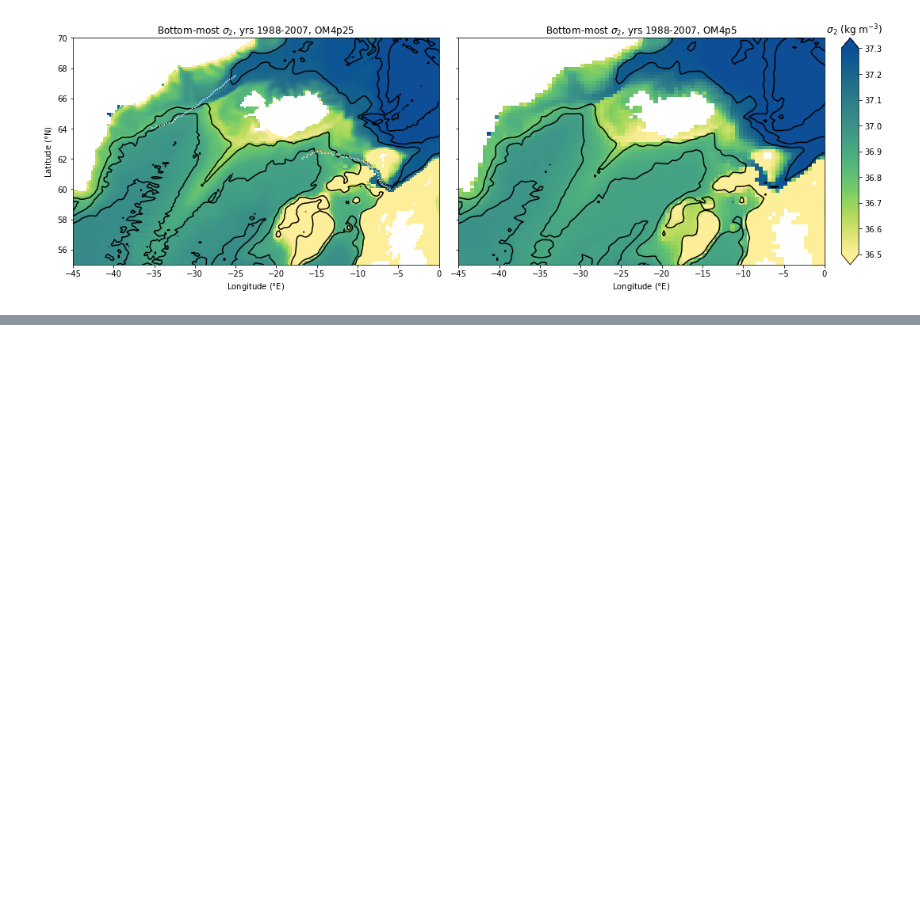
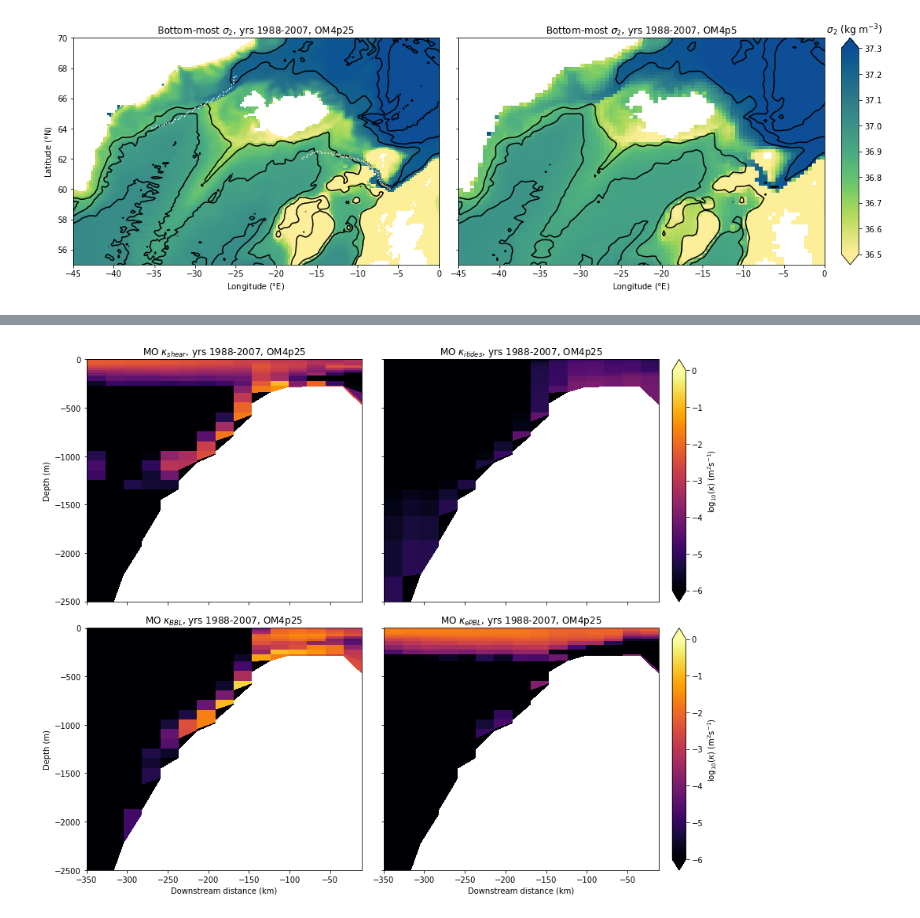
Before and after one commit to NOAA-GFDL/OM4-figures, a Jupyter notebook: overflows.ipynb, the cells around one changed output, grey strips where cells are left out. Drawn from its saved outputs; the diff is of its cells as text; code cells hidden in the pictures; blank space fills up the shorter version.

```diff
--- a/overflows.ipynb
+++ b/overflows.ipynb
@@ -475,0 +537,73 @@ plt.savefig('overflows-diffusivitiy.png')
+# %%
+plt.figure(figsize=(12,10))
+zi = -om4p25.variables['z_i'][:] # 1-D nominal depths of w-points for z-output
+Kdshear = om4p25.variables['Kd_shear'][0,:,:,:] +1e-15
+Kdtides = om4p25.variables['Kd_itides'][0,:,:,:] +1e-15
+KdBBL = om4p25.variables['Kd_BBL'][0,:,:,:] +1e-15
+Kd_ePBL = om4p25.variables['Kd_ePBL'][0,:,:,:] +1e-15
+depth = om4p25static.variables['deptho']
+zi_MO = numpy.broadcast_to(zi, (T_MO.hdist.shape[0],zi.shape[0]) ).T # Creates a 2d array of nominal depths
+zi_MO = numpy.maximum( zi_MO, -T_MO.get_h(depth) ) # Fixes nominal positions for partial cells
+
+plt.subplot(2,2,1)
+plt.pcolormesh( -T_MO.hdist/1e3, zi_MO, numpy.log10(T_MO.get_h(Kdshear)), cmap=plt.cm.inferno )
+#plt.plot( -T_FBC.hdist/1e3, z_on_sect.T, 'k' );
+plt.ylim(-2500,0);
+#plt.xlim(-800,0)
+#plt.xlabel('Downstream distance (km)');
+plt.gca().set_xticklabels(''); # Remove labels to make space
+plt.ylabel('Depth (m)')
+plt.title('MO $\kappa_{shear}$, yrs 1988-2007, OM4p25')
+plt.clim(-6,0)
+#cb = plt.colorbar(); cb.set_label('log$_{10}(\kappa)$ (m$^2$s$^{-1}$)')
+
+ax1 = plt.subplot(2,2,2)
+im1 = plt.pcolormesh( -T_MO.hdist/1e3, zi_MO, numpy.log10(T_MO.get_h(Kdtides)), cmap=plt.cm.inferno )
+#plt.plot( -T_FBC.hdist/1e3, z_on_sect.T, 'k' );
+plt.ylim(-2500,0);
+#plt.xlabel('Downstream distance (km)');
+#plt.ylabel('Depth (m)')
+plt.gca().set_xticklabels(''); # Remove labels to make space
+plt.gca().set_yticklabels(''); # Remove labels to make space
+plt.title('MO $\kappa_{itides}$, yrs 1988-2007, OM4p25')
+plt.clim(-6,0)
+#cb = plt.colorbar(); cb.set_label('log$_{10}(\kappa)$ (m$^2$s$^{-1}$)')
+
+plt.subplot(2,2,3)
+plt.pcolormesh( -T_MO.hdist/1e3, zi_MO, numpy.log10(T_MO.get_h(KdBBL)), cmap=plt.cm.inferno )
+#plt.plot( -T_FBC.hdist/1e3, z_on_sect.T, 'k' );
+plt.ylim(-2500,0);
+#plt.xlim(-800,0)
+plt.xlabel('Downstream distance (km)');
+plt.ylabel('Depth (m)')
+plt.title('MO $\kappa_{BBL}$, yrs 1988-2007, OM4p25')
+plt.clim(-6,0)
+#cb = plt.colorbar(); cb.set_label('log$_{10}(\kappa)$ (m$^2$s$^{-1}$)')
+
+ax2 = plt.subplot(2,2,4)
+im2 = plt.pcolormesh( -T_MO.hdist/1e3, zi_MO, numpy.log10(T_MO.get_h(Kd_ePBL)), cmap=plt.cm.inferno )
+#plt.plot( -T_FBC.hdist/1e3, z_on_sect.T, 'k' );
+plt.ylim(-2500,0);
+#plt.xlim(-800,0)
+plt.xlabel('Downstream distance (km)');
+#plt.ylabel('Depth (m)')
+plt.gca().set_yticklabels(''); # Remove labels to make space
+plt.title('MO $\kappa_{ePBL}$, yrs 1988-2007, OM4p25')
+plt.clim(-6,0)
+#cb = plt.colorbar(); cb.set_label('log$_{10}(\kappa)$ (m$^2$s$^{-1}$)')
+
+plt.tight_layout(rect=[0,0,.935,1]); # Leave space on right for colorbar
+
+# Add colorbars
+bb = ax1.get_position();
+cbar_ax = plt.gcf().add_axes([bb.x1+.02,bb.y0,.02,bb.y1-bb.y0]);
+cb = plt.gcf().colorbar(im1, cax=cbar_ax, extend='both');
+cb.set_label('log$_{10}(\kappa)$ (m$^2$s$^{-1}$)')
+bb = ax2.get_position();
+cbar_ax = plt.gcf().add_axes([bb.x1+.02,bb.y0,.02,bb.y1-bb.y0]);
+cb = plt.gcf().colorbar(im2, cax=cbar_ax, extend='both');
+cb.set_label('log$_{10}(\kappa)$ (m$^2$s$^{-1}$)')
+
+plt.savefig('overflows-med-diffusivity.png')
+# %% [output]
+[figure, added]
```
Also changed, not shown: parts of 6 cells of this notebook.
